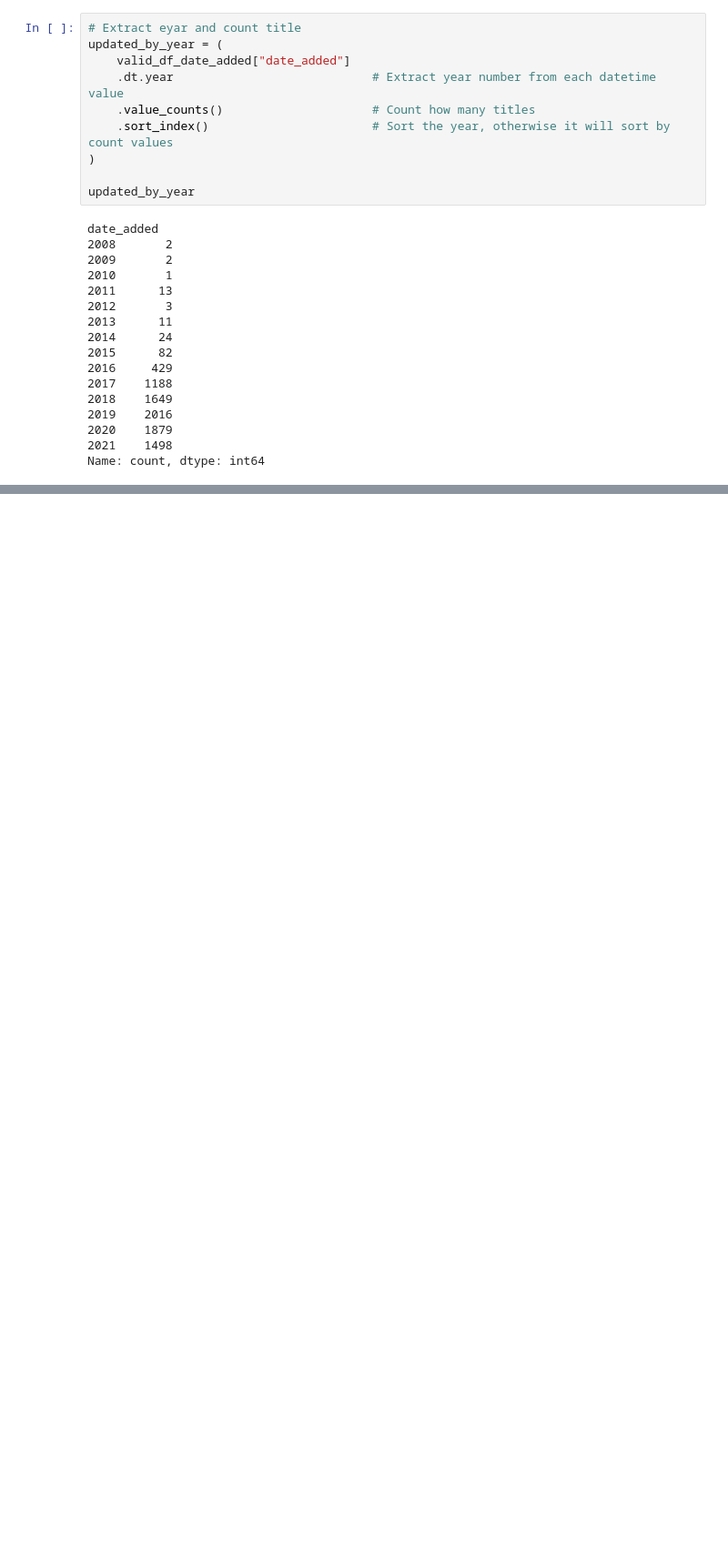
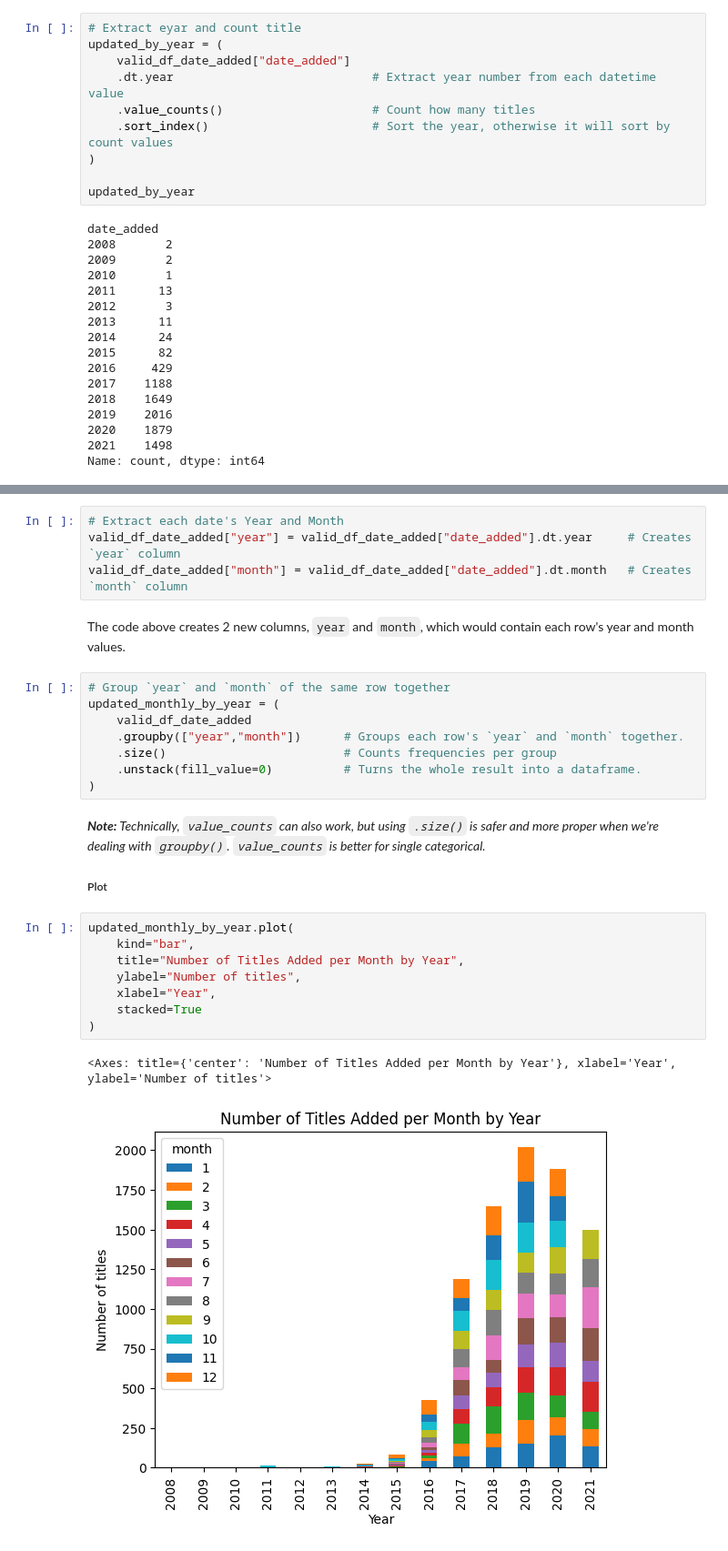
Before and after one commit to juanyeremia/netflix-movie-analysis, a Jupyter notebook: exploration.ipynb, the cells around one changed output, grey strips where cells are left out. Shown: that part at 91% size. Drawn from its saved outputs; the diff is of its cells as text; blank space fills up the shorter version.

```diff
--- a/exploration.ipynb
+++ b/exploration.ipynb
@@ -476,0 +531,29 @@ A slight dip in quantity started in 2020 and continued to fall considerably afte
+# %%
+# Extract each date's Year and Month
+valid_df_date_added["year"] = valid_df_date_added["date_added"].dt.year     # Creates `year` column
+valid_df_date_added["month"] = valid_df_date_added["date_added"].dt.month   # Creates `month` column
+# %% [markdown]
+The code above creates 2 new columns, `year` and `month`, which would contain each row's year and month values.
+# %%
+# Group `year` and `month` of the same row together
+updated_monthly_by_year = (
+    valid_df_date_added
+    .groupby(["year","month"])      # Groups each row's `year` and `month` together.
+    .size()                         # Counts frequencies per group
+    .unstack(fill_value=0)          # Turns the whole result into a dataframe.
+)
+# %% [markdown]
+***Note:** Technically, `value_counts` can also work, but using `.size()` is safer and more proper when we're dealing with `groupby()`. `value_counts` is better for single categorical.*
+
+##### Plot
+# %%
+updated_monthly_by_year.plot(
+    kind="bar",
+    title="Number of Titles Added per Month by Year",
+    ylabel="Number of titles",
+    xlabel="Year",
+    stacked=True
+)
+# %% [output]
+<Axes: title={'center': 'Number of Titles Added per Month by Year'}, xlabel='Year', ylabel='Number of titles'>
+[figure, added]
```
Also changed, not shown: parts of 12 cells of this notebook.
